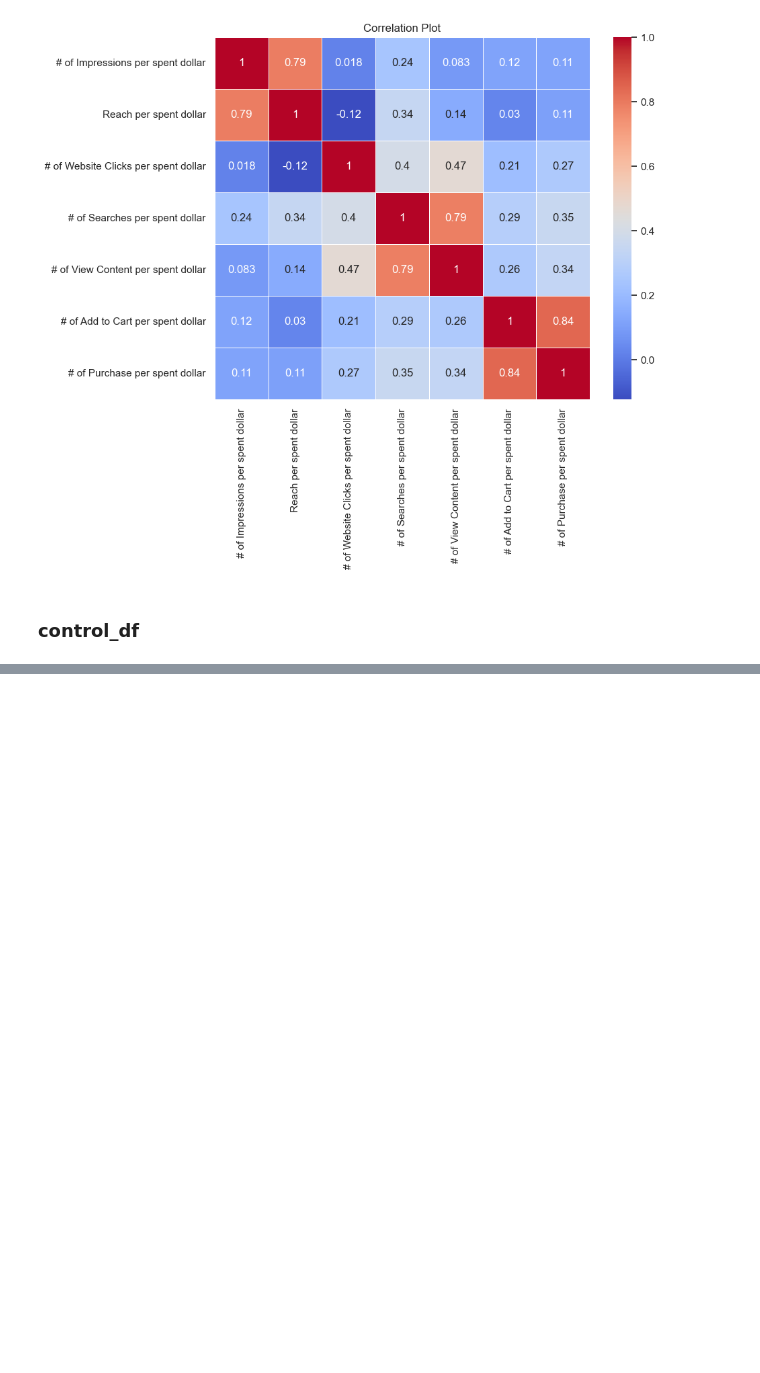
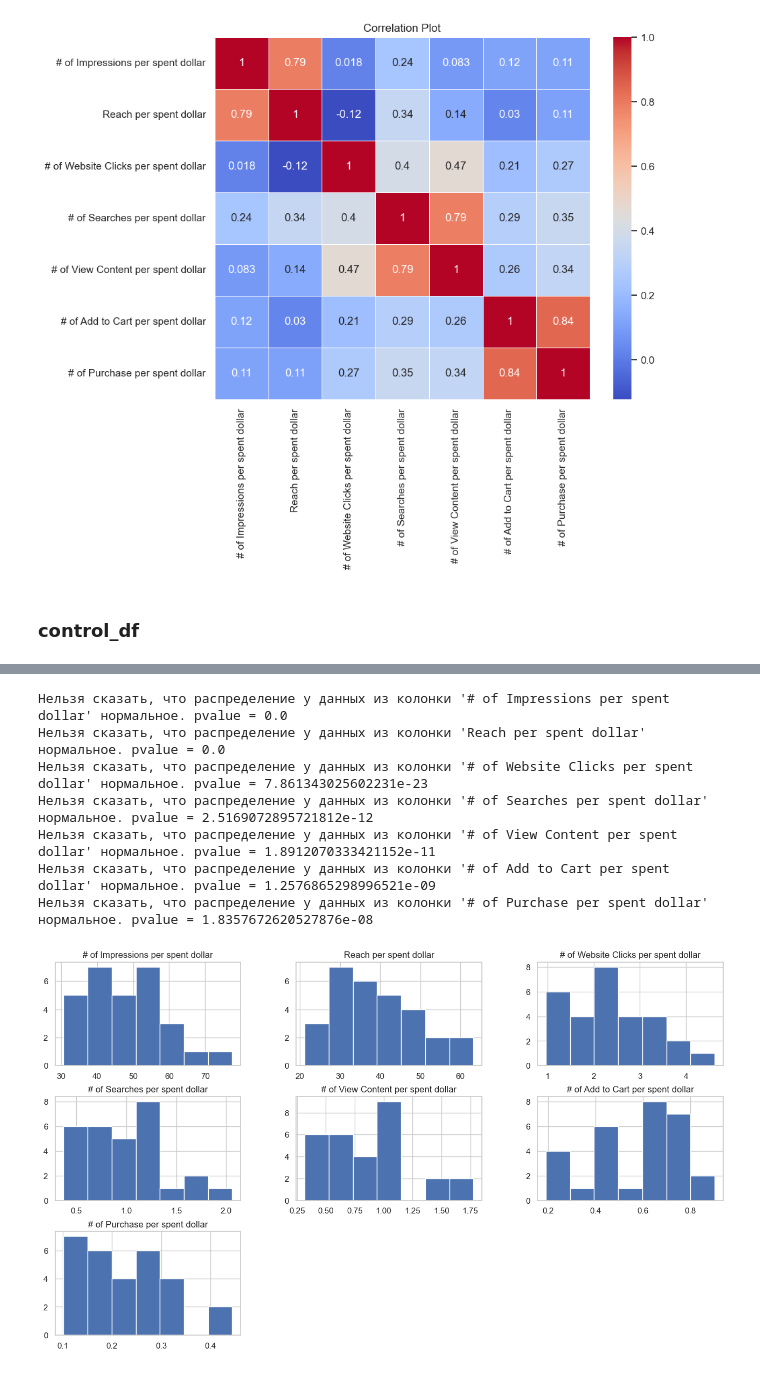
Before and after one commit to maxlyara1/ab-test-hackathon, a Jupyter notebook: ab.ipynb, the cells around one changed output, grey strips where cells are left out. Cells and saved outputs as stored; diff of their text form; code cells hidden in the pictures; blank space fills up the shorter version.

```diff
--- a/ab.ipynb
+++ b/ab.ipynb
@@ -351,3 +351,14 @@ cut_agg_control_df
 | 27 | 58.510533 | 51.992565 | 2.596861 | 0.690624 | ... |
 | 28 | 38.749053 | 31.238737 | 3.421895 | 2.059368 | ... |
 | 29 | 47.894148 | 38.137694 | 2.004303 | 0.694923 | ... |
+# %%
+hist_and_ktest(cut_agg_control_df)
+# %% [output]
+Нельзя сказать, что распределение у данных из колонки '# of Impressions per spent dollar' нормальное. pvalue = 0.0
+Нельзя сказать, что распределение у данных из колонки 'Reach per spent dollar' нормальное. pvalue = 0.0
+Нельзя сказать, что распределение у данных из колонки '# of Website Clicks per spent dollar' нормальное. pvalue = 7.861343025602231e-23
+Нельзя сказать, что распределение у данных из колонки '# of Searches per spent dollar' нормальное. pvalue = 2.5169072895721812e-12
+Нельзя сказать, что распределение у данных из колонки '# of View Content per spent dollar' нормальное. pvalue = 1.8912070333421152e-11
+Нельзя сказать, что распределение у данных из колонки '# of Add to Cart per spent dollar' нормальное. pvalue = 1.2576865298996521e-09
+Нельзя сказать, что распределение у данных из колонки '# of Purchase per spent dollar' нормальное. pvalue = 1.8357672620527876e-08
+[figure, added]
```
Also changed, not shown: parts of 6 cells of this notebook.
